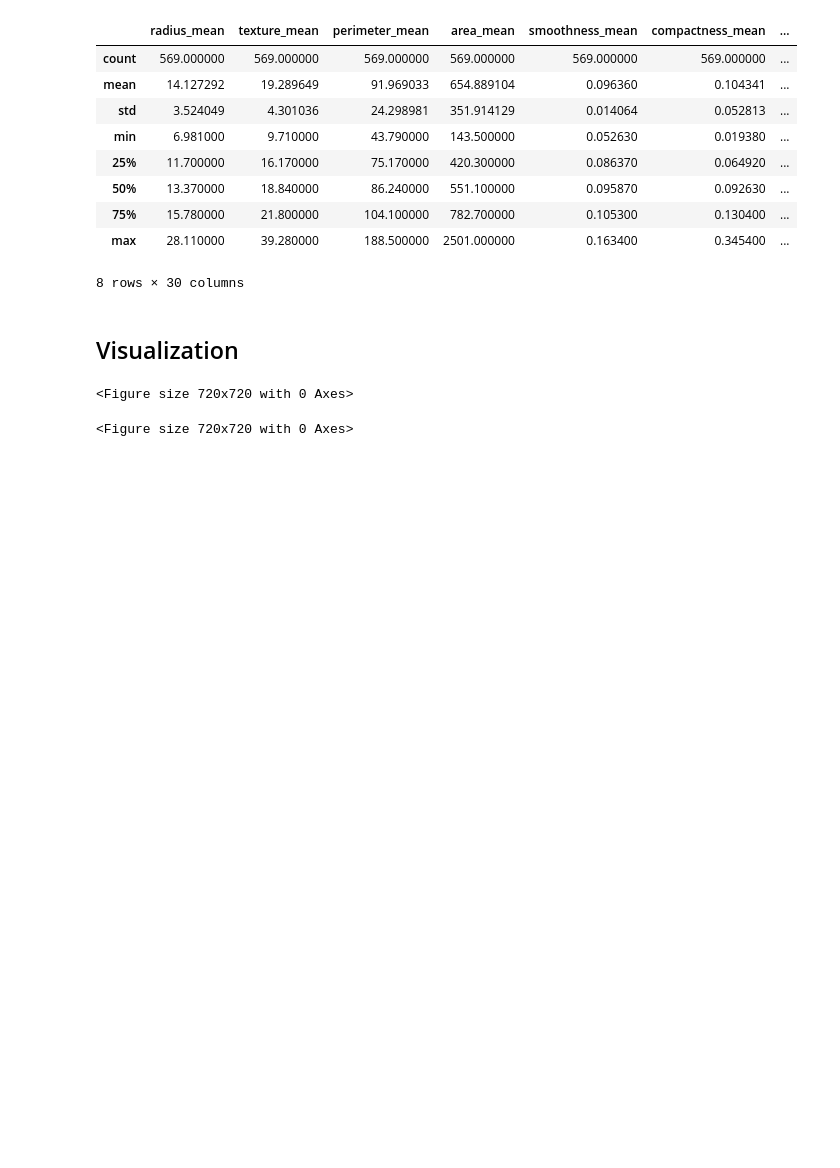
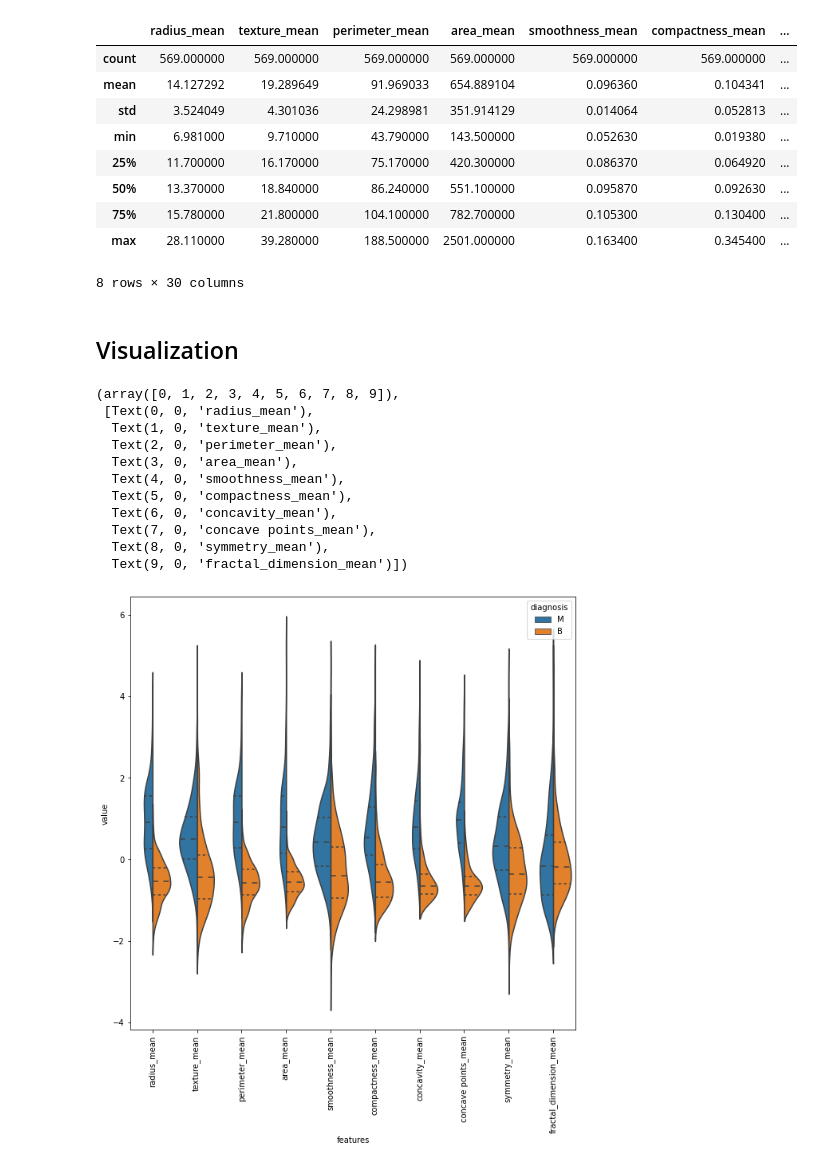
Before and after one commit to estefania-tealdo/breast-cancer-prediction, a Jupyter notebook: breast-cancer-feature-selection.ipynb, the cells around one changed output. Drawn from its saved outputs; the diff is of its cells as text; code cells hidden in the pictures; blank space fills up the shorter version.

```diff
--- a/breast-cancer-feature-selection.ipynb
+++ b/breast-cancer-feature-selection.ipynb
@@ -66,11 +66,23 @@ x.describe()
 # %%
 data_dia = y
 data = x
 data_n_2 = (data-data.mean())/data.std() #standarization
 data = pd.concat([y,data_n_2.iloc[:,0:10]],axis=1)
 data = pd.melt(data, id_vars="diagnosis", var_name="features", value_name='value')
 
 plt.figure(figsize=(10,10))
+sns.violinplot(x="features",y="value",hue="diagnosis", data=data, split=True, inner="quart")
+plt.xticks(rotation=90)
 # %% [output]
-<Figure size 720x720 with 0 Axes>
+(array([0, 1, 2, 3, 4, 5, 6, 7, 8, 9]),
+ [Text(0, 0, 'radius_mean'),
+  Text(1, 0, 'texture_mean'),
+  Text(2, 0, 'perimeter_mean'),
+  Text(3, 0, 'area_mean'),
+  Text(4, 0, 'smoothness_mean'),
+  Text(5, 0, 'compactness_mean'),
+  Text(6, 0, 'concavity_mean'),
+  Text(7, 0, 'concave points_mean'),
+  Text(8, 0, 'symmetry_mean'),
+  Text(9, 0, 'fractal_dimension_mean')])
-<Figure size 720x720 with 0 Axes>
+[figure, added]
```
Also changed, not shown: parts of 9 cells of this notebook.
